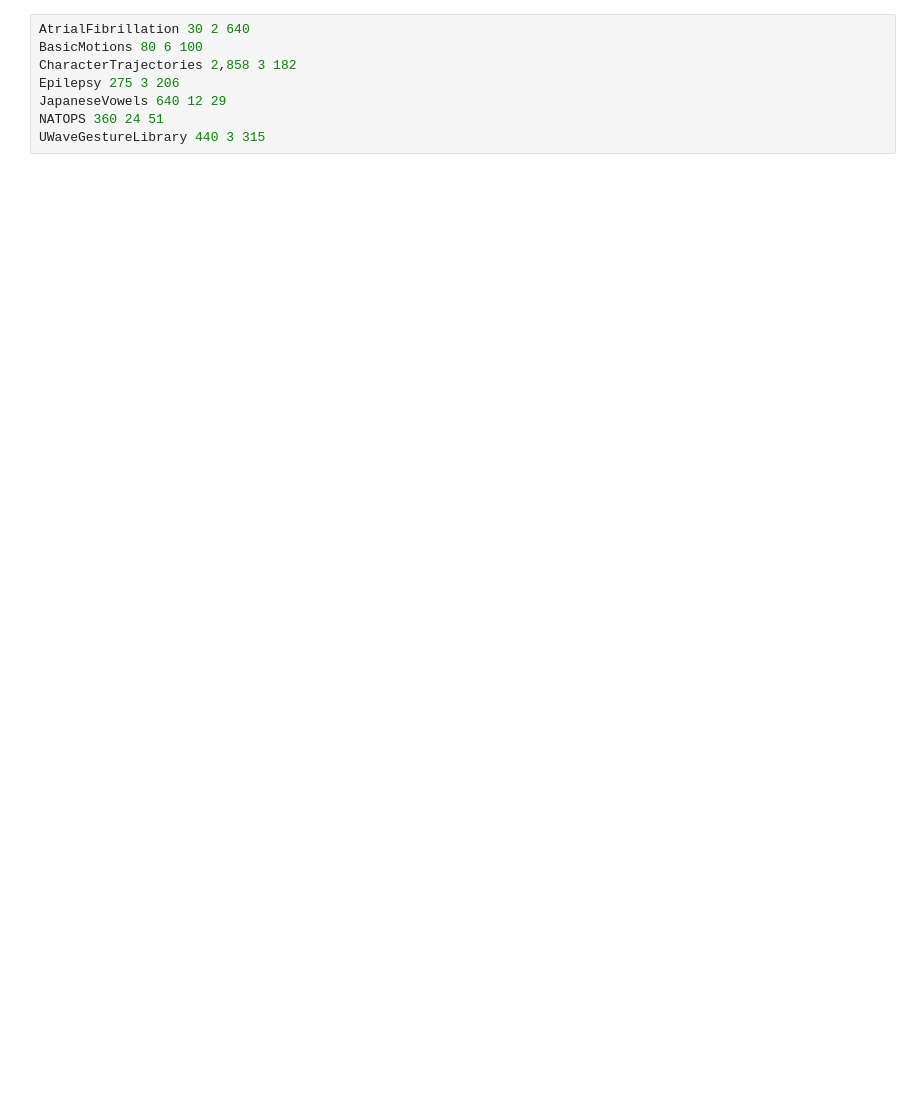
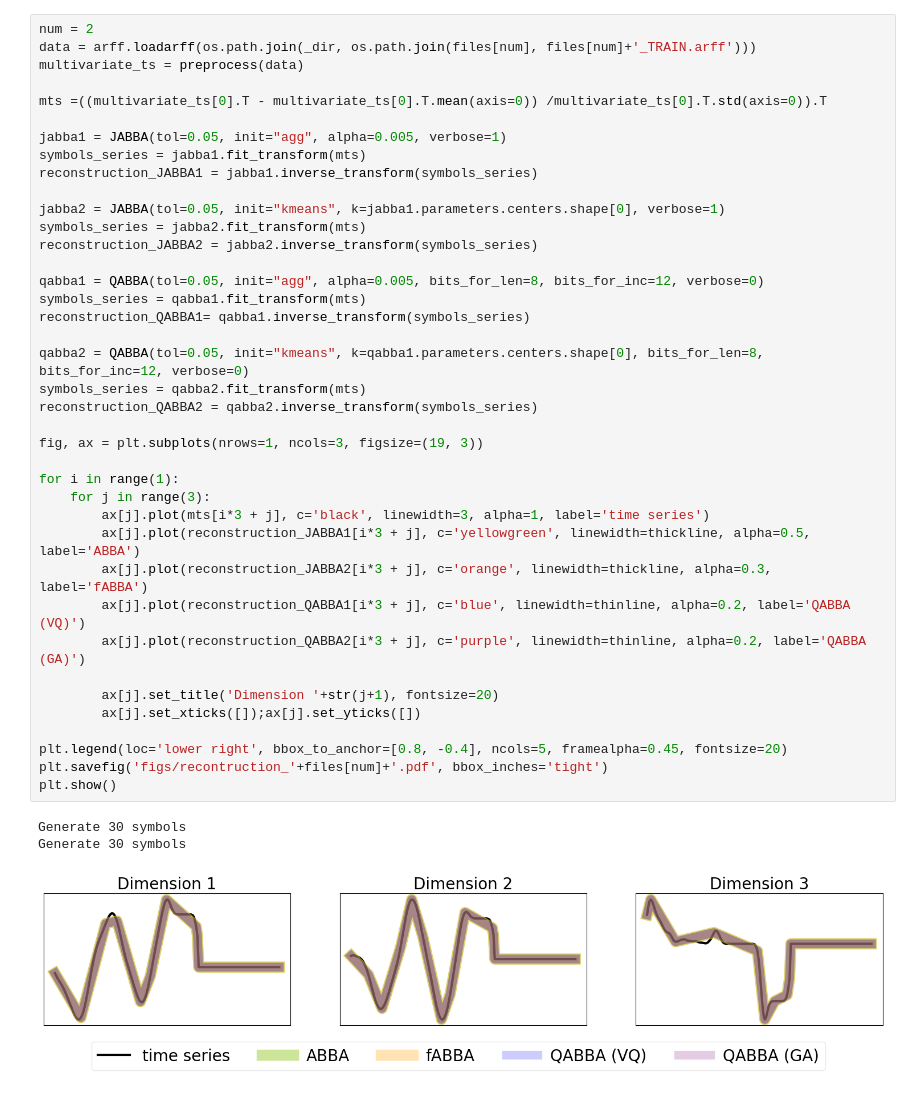
Before and after one commit to inEXASCALE/qabba, a Jupyter notebook: plot_acceptable_err.ipynb, the cells around one changed output. Drawn from its saved outputs; the diff is of its cells as text; blank space fills up the shorter version.

```diff
--- a/plot_acceptable_err.ipynb
+++ b/plot_acceptable_err.ipynb
@@ -56,8 +113,43 @@ Generate 249 symbols
-# %%
-AtrialFibrillation 30 2 640
-BasicMotions 80 6 100
-CharacterTrajectories 2,858 3 182
-Epilepsy 275 3 206
-JapaneseVowels 640 12 29
-NATOPS 360 24 51
-UWaveGestureLibrary 440 3 315
+# %%
+num = 2
+data = arff.loadarff(os.path.join(_dir, os.path.join(files[num], files[num]+'_TRAIN.arff')))
+multivariate_ts = preprocess(data)
+
+mts =((multivariate_ts[0].T - multivariate_ts[0].T.mean(axis=0)) /multivariate_ts[0].T.std(axis=0)).T
+
+jabba1 = JABBA(tol=0.05, init="agg", alpha=0.005, verbose=1)
+symbols_series = jabba1.fit_transform(mts)
+reconstruction_JABBA1 = jabba1.inverse_transform(symbols_series)
+
+jabba2 = JABBA(tol=0.05, init="kmeans", k=jabba1.parameters.centers.shape[0], verbose=1)
+symbols_series = jabba2.fit_transform(mts)
+reconstruction_JABBA2 = jabba2.inverse_transform(symbols_series)
+
+qabba1 = QABBA(tol=0.05, init="agg", alpha=0.005, bits_for_len=8, bits_for_inc=12, verbose=0)
+symbols_series = qabba1.fit_transform(mts)
+reconstruction_QABBA1= qabba1.inverse_transform(symbols_series)
+
+qabba2 = QABBA(tol=0.05, init="kmeans", k=qabba1.parameters.centers.shape[0], bits_for_len=8, bits_for_inc=12, verbose=0)
+symbols_series = qabba2.fit_transform(mts)
+reconstruction_QABBA2 = qabba2.inverse_transform(symbols_series)
+
+fig, ax = plt.subplots(nrows=1, ncols=3, figsize=(19, 3))
+
+for i in range(1):
+    for j in range(3):
+        ax[j].plot(mts[i*3 + j], c='black', linewidth=3, alpha=1, label='time series')
+        ax[j].plot(reconstruction_JABBA1[i*3 + j], c='yellowgreen', linewidth=thickline, alpha=0.5, label='ABBA')
+        ax[j].plot(reconstruction_JABBA2[i*3 + j], c='orange', linewidth=thickline, alpha=0.3, label='fABBA')
+        ax[j].plot(reconstruction_QABBA1[i*3 + j], c='blue', linewidth=thinline, alpha=0.2, label='QABBA (VQ)')
+        ax[j].plot(reconstruction_QABBA2[i*3 + j], c='purple', linewidth=thinline, alpha=0.2, label='QABBA (GA)')
+
+        ax[j].set_title('Dimension '+str(j+1), fontsize=20)
+        ax[j].set_xticks([]);ax[j].set_yticks([])
+
+plt.legend(loc='lower right', bbox_to_anchor=[0.8, -0.4], ncols=5, framealpha=0.45, fontsize=20)
+plt.savefig('figs/recontruction_'+files[num]+'.pdf', bbox_inches='tight')
+plt.show()
+# %% [output]
+Generate 30 symbols
+Generate 30 symbols
+[figure, added]
```
Also changed, not shown: parts of 8 cells of this notebook, 7 other files.
